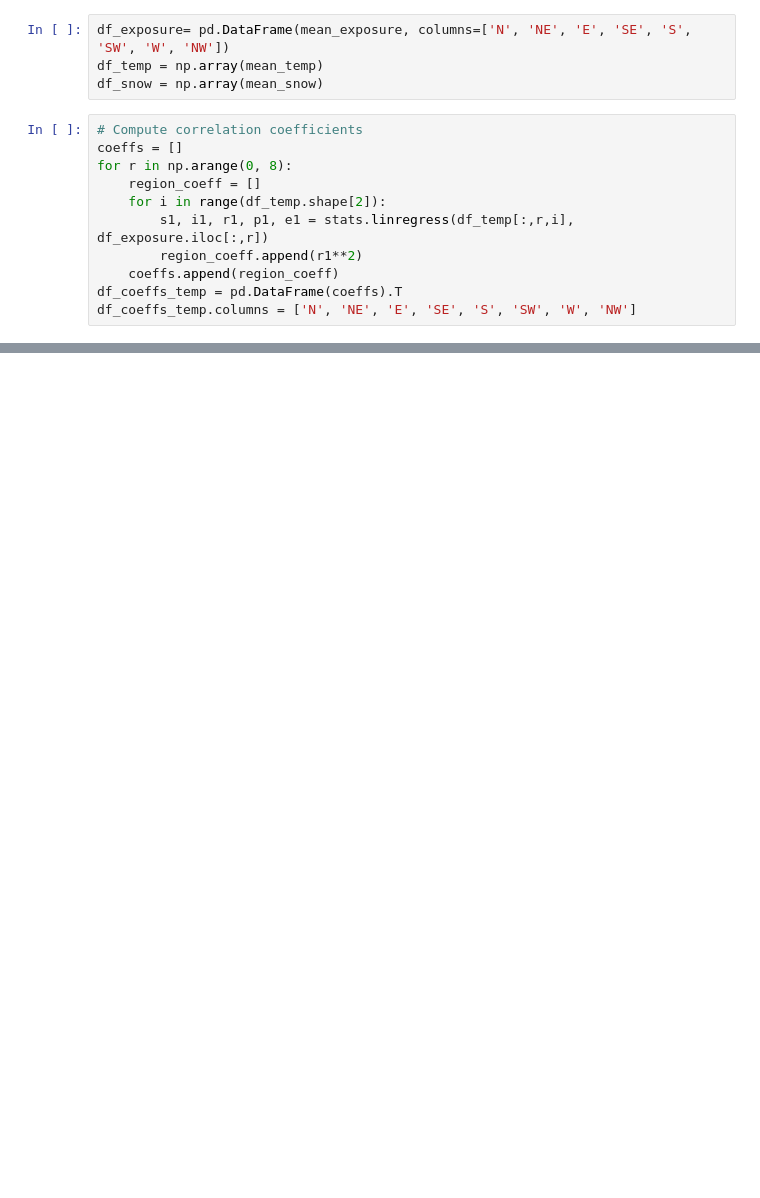
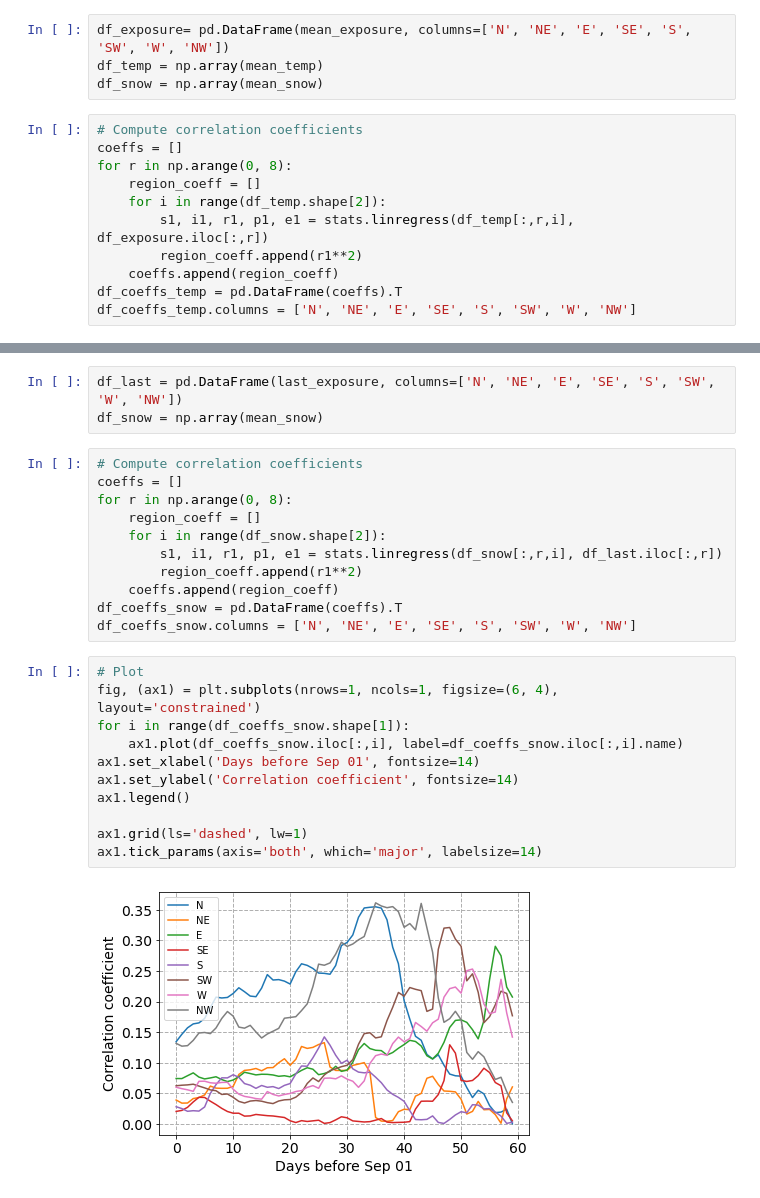
Before and after one commit to JohnnyRyan1/snowfall, a Jupyter notebook: optimize_snowfall.ipynb, the cells around one changed output, grey strips where cells are left out. Drawn from its saved outputs; the diff is of its cells as text; blank space fills up the shorter version.

```diff
--- a/optimize_snowfall.ipynb
+++ b/optimize_snowfall.ipynb
@@ -167,0 +216,27 @@ array([128, 181,   0,  92,  92, 151, 172, 179])
+# %%
+df_last = pd.DataFrame(last_exposure, columns=['N', 'NE', 'E', 'SE', 'S', 'SW', 'W', 'NW'])
+df_snow = np.array(mean_snow)
+# %%
+# Compute correlation coefficients
+coeffs = []
+for r in np.arange(0, 8):
+    region_coeff = []
+    for i in range(df_snow.shape[2]):
+        s1, i1, r1, p1, e1 = stats.linregress(df_snow[:,r,i], df_last.iloc[:,r])
+        region_coeff.append(r1**2)
+    coeffs.append(region_coeff)
+df_coeffs_snow = pd.DataFrame(coeffs).T
+df_coeffs_snow.columns = ['N', 'NE', 'E', 'SE', 'S', 'SW', 'W', 'NW']
+# %%
+# Plot
+fig, (ax1) = plt.subplots(nrows=1, ncols=1, figsize=(6, 4), layout='constrained')
+for i in range(df_coeffs_snow.shape[1]):
+    ax1.plot(df_coeffs_snow.iloc[:,i], label=df_coeffs_snow.iloc[:,i].name)
+ax1.set_xlabel('Days before Sep 01', fontsize=14)
+ax1.set_ylabel('Correlation coefficient', fontsize=14)
+ax1.legend()
+
+ax1.grid(ls='dashed', lw=1)
+ax1.tick_params(axis='both', which='major', labelsize=14)
+# %% [output]
+[figure, added]
```
Also changed, not shown: parts of 11 cells of this notebook, 5 other files.
